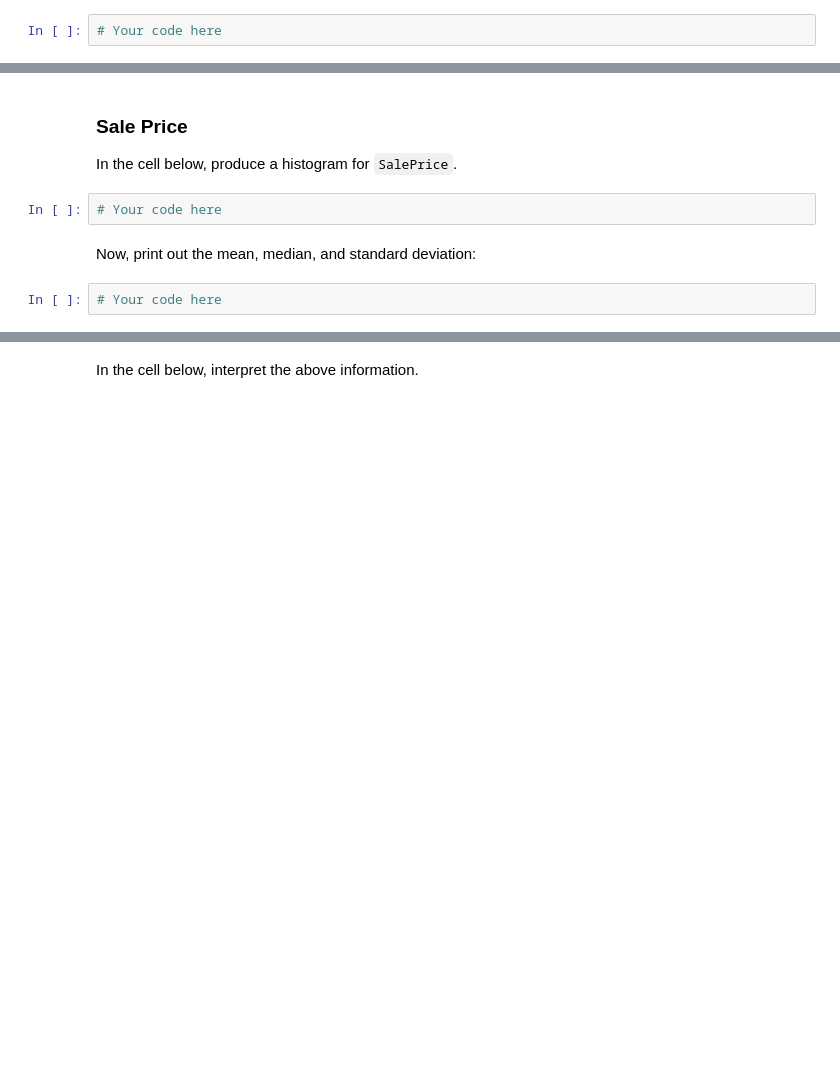
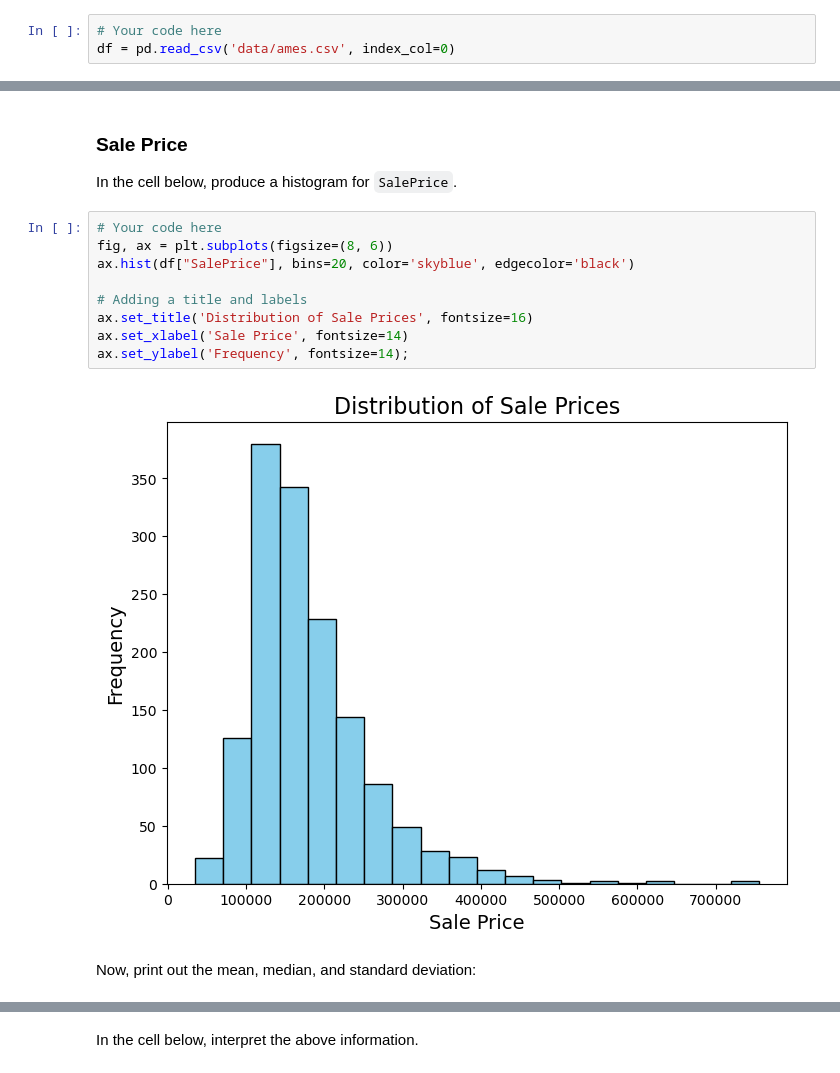
Before and after one commit to IdrisFallout/EDA-with-Pandas---Cumulative-Lab, a Jupyter notebook: index.ipynb, the cells around one changed output, grey strips where cells are left out. Saved outputs shown, nothing was run; the diff lists cells and outputs as text; blank space fills up the shorter version.

```diff
--- a/index.ipynb
+++ b/index.ipynb
@@ -95,6 +98,7 @@ And set `%matplotlib inline` so the graphs will display immediately below the ce
 Now, use pandas to open the file located at `data/ames.csv` ([documentation here](https://pandas.pydata.org/pandas-docs/stable/reference/api/pandas.read_csv.html)). Specify the argument `index_col=0` in order to avoid creating an extra `Id` column. Name the resulting dataframe `df`.
 # %%
 # Your code here
+df = pd.read_csv('data/ames.csv', index_col=0)
 # %% [markdown]
 The following code checks that you loaded the data correctly:
 # %%
@@ -127,9 +164,16 @@ Each histogram should have appropriate title and axes labels, as well as a black
 ### Sale Price
 
 In the cell below, produce a histogram for `SalePrice`.
-# %%
-# Your code here
+# %%
+# Your code here
+fig, ax = plt.subplots(figsize=(8, 6))
+ax.hist(df["SalePrice"], bins=20, color='skyblue', edgecolor='black')
+
+# Adding a title and labels
+ax.set_title('Distribution of Sale Prices', fontsize=16)
+ax.set_xlabel('Sale Price', fontsize=14)
+ax.set_ylabel('Frequency', fontsize=14);
+# %% [output]
+[figure, added]
 # %% [markdown]
 Now, print out the mean, median, and standard deviation:
-# %%
-# Your code here
```
Also changed, not shown: parts of 34 cells of this notebook.
